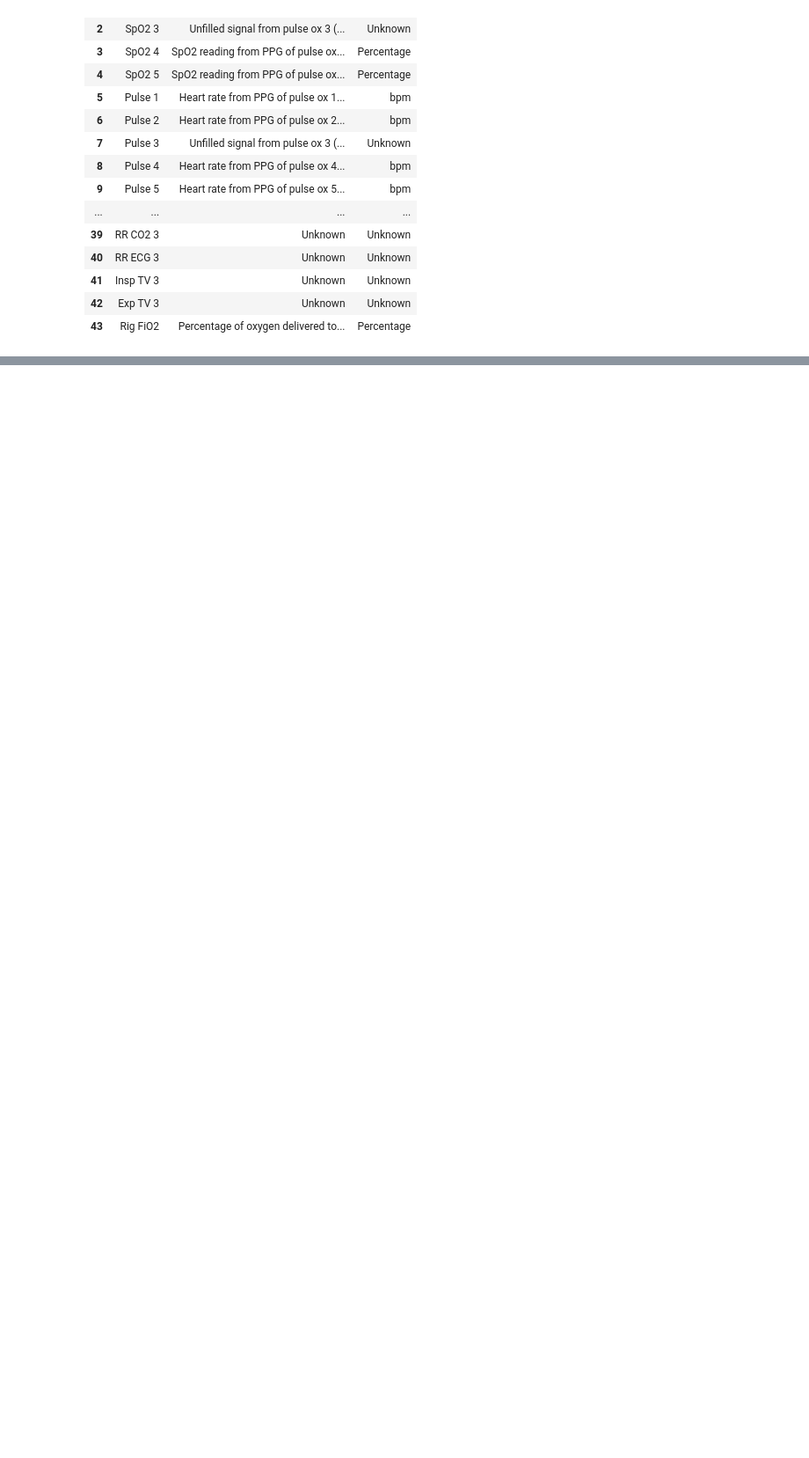
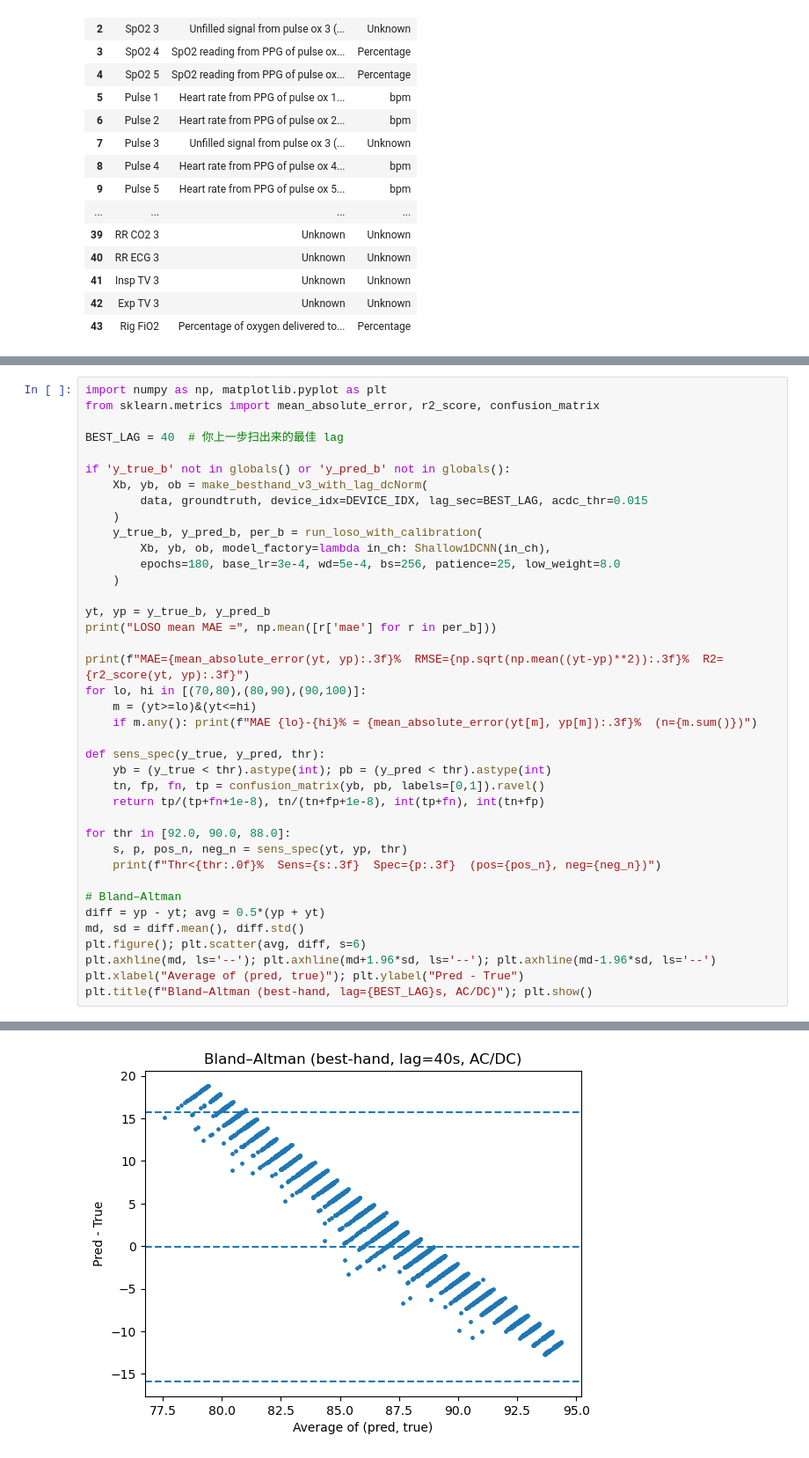
Before and after one commit to 1111katy/blood-oxygen-model, a Jupyter notebook: notebooks/model.ipynb, the cells around one changed output, grey strips where cells are left out. Shown at 88% size. Cells and saved outputs as stored; diff of their text form; blank space fills up the shorter version.

Commit message:
tune: < update model and code testing -1 >

```diff
--- a/notebooks/model.ipynb
+++ b/notebooks/model.ipynb
@@ -310,0 +321,40 @@ device: mps
+# %%
+import numpy as np, matplotlib.pyplot as plt
+from sklearn.metrics import mean_absolute_error, r2_score, confusion_matrix
+
+BEST_LAG = 40  # 你上一步扫出来的最佳 lag
+
+if 'y_true_b' not in globals() or 'y_pred_b' not in globals():
+    Xb, yb, ob = make_besthand_v3_with_lag_dcNorm(
+        data, groundtruth, device_idx=DEVICE_IDX, lag_sec=BEST_LAG, acdc_thr=0.015
+    )
+    y_true_b, y_pred_b, per_b = run_loso_with_calibration(
+        Xb, yb, ob, model_factory=lambda in_ch: Shallow1DCNN(in_ch),
+        epochs=180, base_lr=3e-4, wd=5e-4, bs=256, patience=25, low_weight=8.0
+    )
+
+yt, yp = y_true_b, y_pred_b
+print("LOSO mean MAE =", np.mean([r['mae'] for r in per_b]))
+
+print(f"MAE={mean_absolute_error(yt, yp):.3f}%  RMSE={np.sqrt(np.mean((yt-yp)**2)):.3f}%  R2={r2_score(yt, yp):.3f}")
+for lo, hi in [(70,80),(80,90),(90,100)]:
+    m = (yt>=lo)&(yt<=hi)
+    if m.any(): print(f"MAE {lo}-{hi}% = {mean_absolute_error(yt[m], yp[m]):.3f}%  (n={m.sum()})")
+
+def sens_spec(y_true, y_pred, thr):
+    yb = (y_true < thr).astype(int); pb = (y_pred < thr).astype(int)
+    tn, fp, fn, tp = confusion_matrix(yb, pb, labels=[0,1]).ravel()
+    return tp/(tp+fn+1e-8), tn/(tn+fp+1e-8), int(tp+fn), int(tn+fp)
+
+for thr in [92.0, 90.0, 88.0]:
+    s, p, pos_n, neg_n = sens_spec(yt, yp, thr)
+    print(f"Thr<{thr:.0f}%  Sens={s:.3f}  Spec={p:.3f}  (pos={pos_n}, neg={neg_n})")
+
+# Bland–Altman
+diff = yp - yt; avg = 0.5*(yp + yt)
+md, sd = diff.mean(), diff.std()
+plt.figure(); plt.scatter(avg, diff, s=6)
+plt.axhline(md, ls='--'); plt.axhline(md+1.96*sd, ls='--'); plt.axhline(md-1.96*sd, ls='--')
+plt.xlabel("Average of (pred, true)"); plt.ylabel("Pred - True")
+plt.title(f"Bland–Altman (best-hand, lag={BEST_LAG}s, AC/DC)"); plt.show()
+# %% [output]
@@ -310,0 +369 @@ device: mps
+[figure, added]
```
Also changed, not shown: parts of 3 cells of this notebook.
